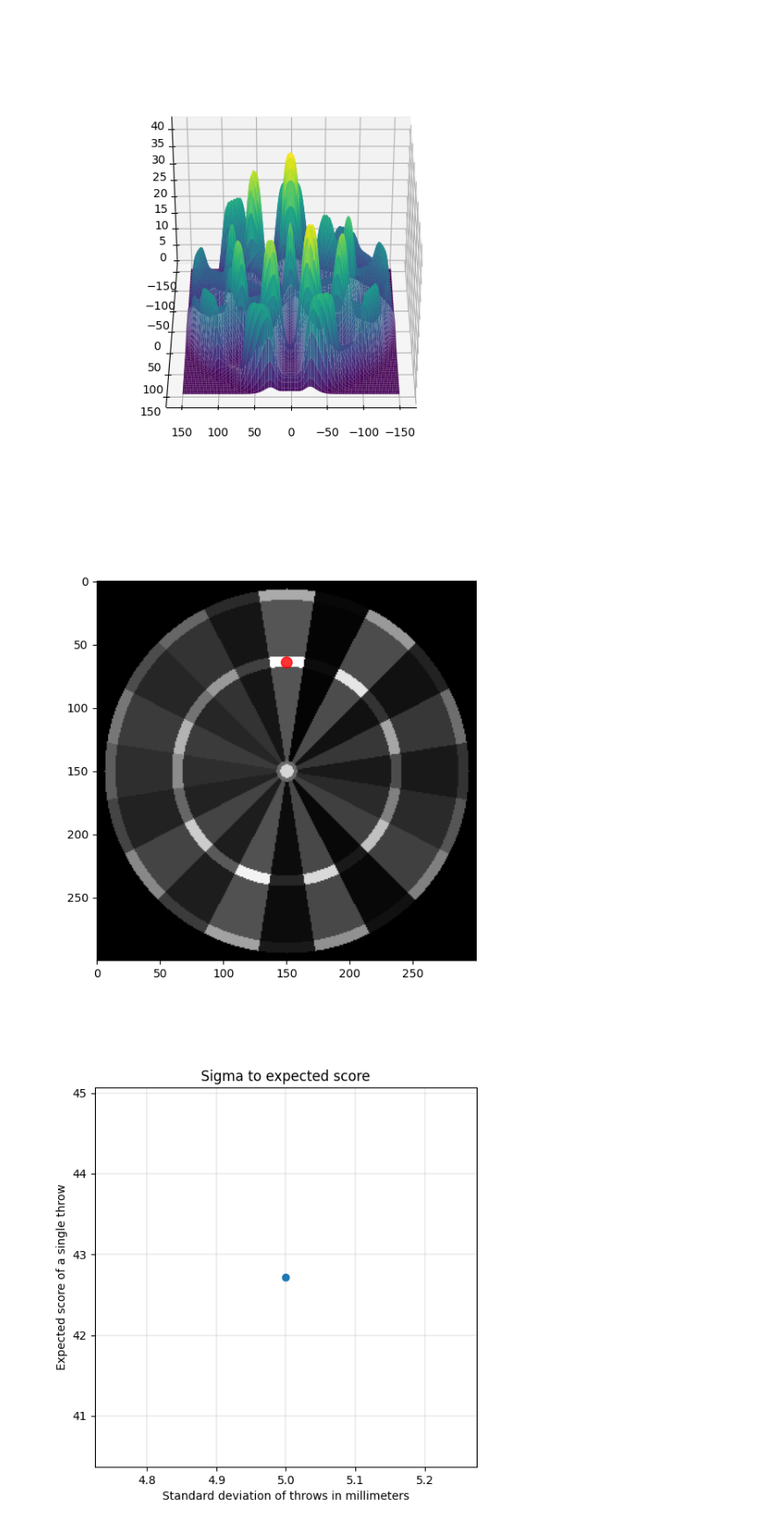
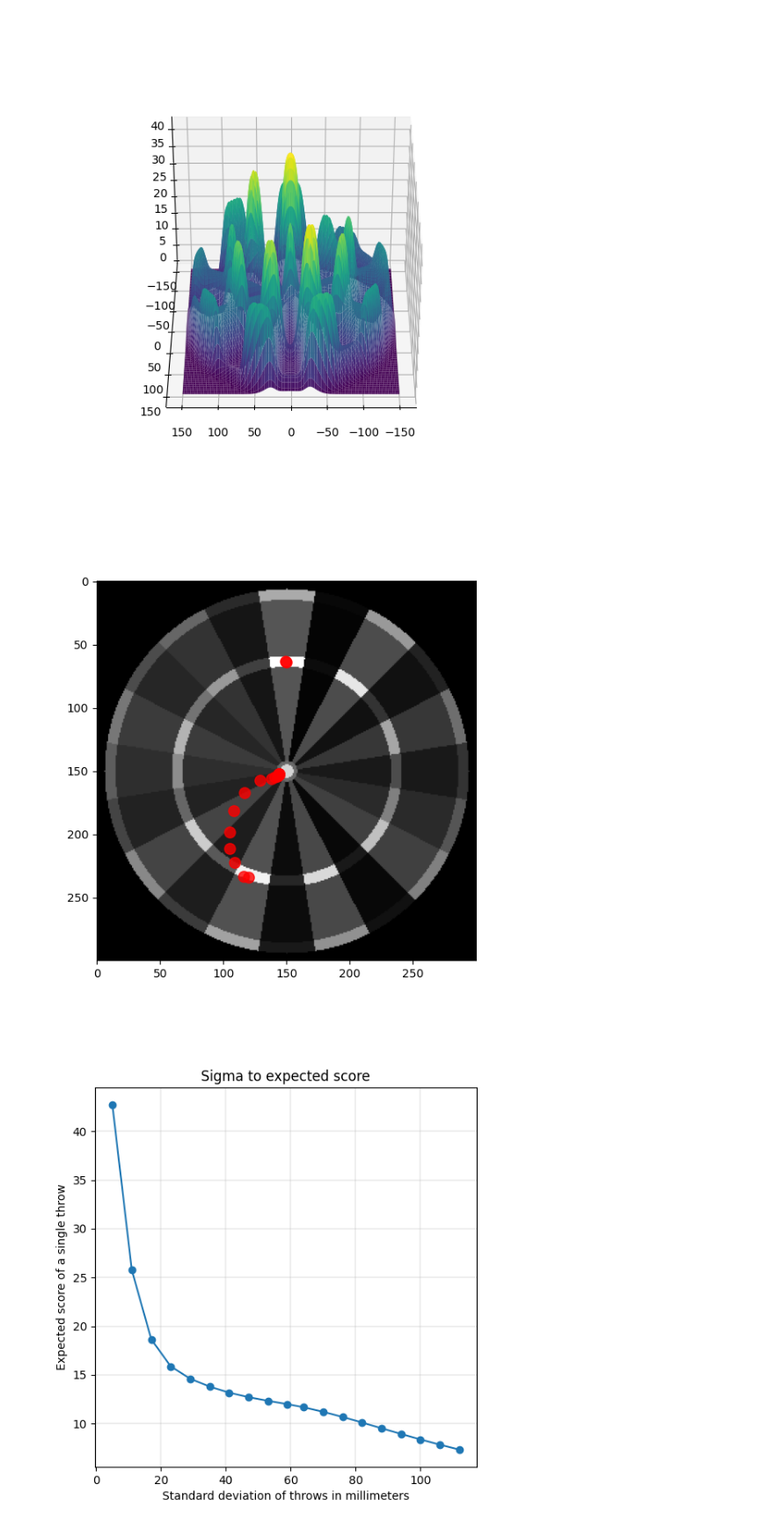
Before and after one commit to Arkzv/Darts, a Jupyter notebook: darts.ipynb, the cells around one changed output. Shown: that part at 88% size. Cells and saved outputs as stored; diff of their text form; code cells hidden in the pictures.

Commit message:
Generate multiple distribution plots, show a single sample

```diff
--- a/darts.ipynb
+++ b/darts.ipynb
@@ -177,7 +177,7 @@ plt.show()
 # %%
 observations = []
 
-for sigmaPX in range(5,10,5):
+for sigmaPX in range(5,100,5):
     max_point, conv, pdf, sigma_mm  = \
         calculate_optimal_point(sigmaPX, x_axis_grid, y_axis_grid, convolution_placeholder)
 
@@ -186,6 +186,6 @@ for sigmaPX in range(5,10,5):
           max point value {darts_score_map[max_point[0], max_point[1]]}')
 
     #List to hold the optimal throw targets
-    observations.append([sigmaPX, max_point, np.amax(conv), pdf, sigma_mm])
+    observations.append([sigmaPX, max_point, conv, pdf, sigma_mm])
 # %% [output]
 Sigma 5mm, point (64, 150)           (19350), Expected score 42.72,           max point value 60
@@ -209,22 +227,22 @@ plt.imshow(darts_score_map, cmap="gray")
 plt.scatter(x_coordinates, y_coordinates, s=90, c='red', marker='o', alpha=0.8)
 plt.show()
 # %% [output]
-[figure, old version]
+[figure, new version]
 # %%
 #Plot the graph expected score of a throw depending of standard deviation of throws
 
 sigmaVals = [p[4] for p in observations]
-scoreVals = [p[2] for p in observations]
+scoreVals = [np.amax(p[2]) for p in observations]
 
 fig = plt.figure()
 ax = fig.add_subplot(111)
 ax.plot(sigmaVals, scoreVals, marker='o')
 ax.grid(True, linewidth=0.3)
 
 ax.set_title("Sigma to expected score")
 ax.set_ylabel("Expected score of a single throw")
 ax.set_xlabel("Standard deviation of throws in millimeters")
 
 plt.show()
 # %% [output]
-[figure, old version]
+[figure, new version]
```
Also changed, not shown: parts of 2 cells of this notebook.
